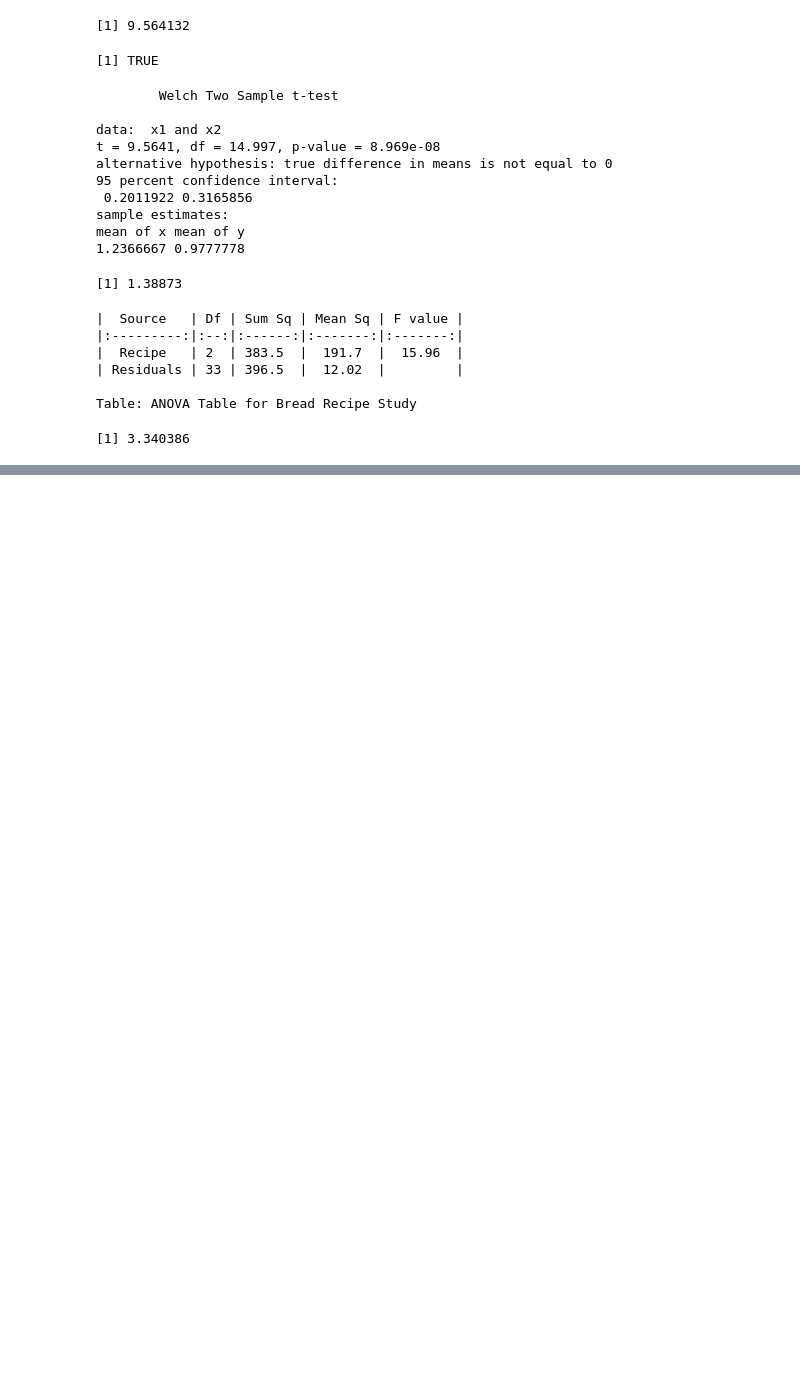
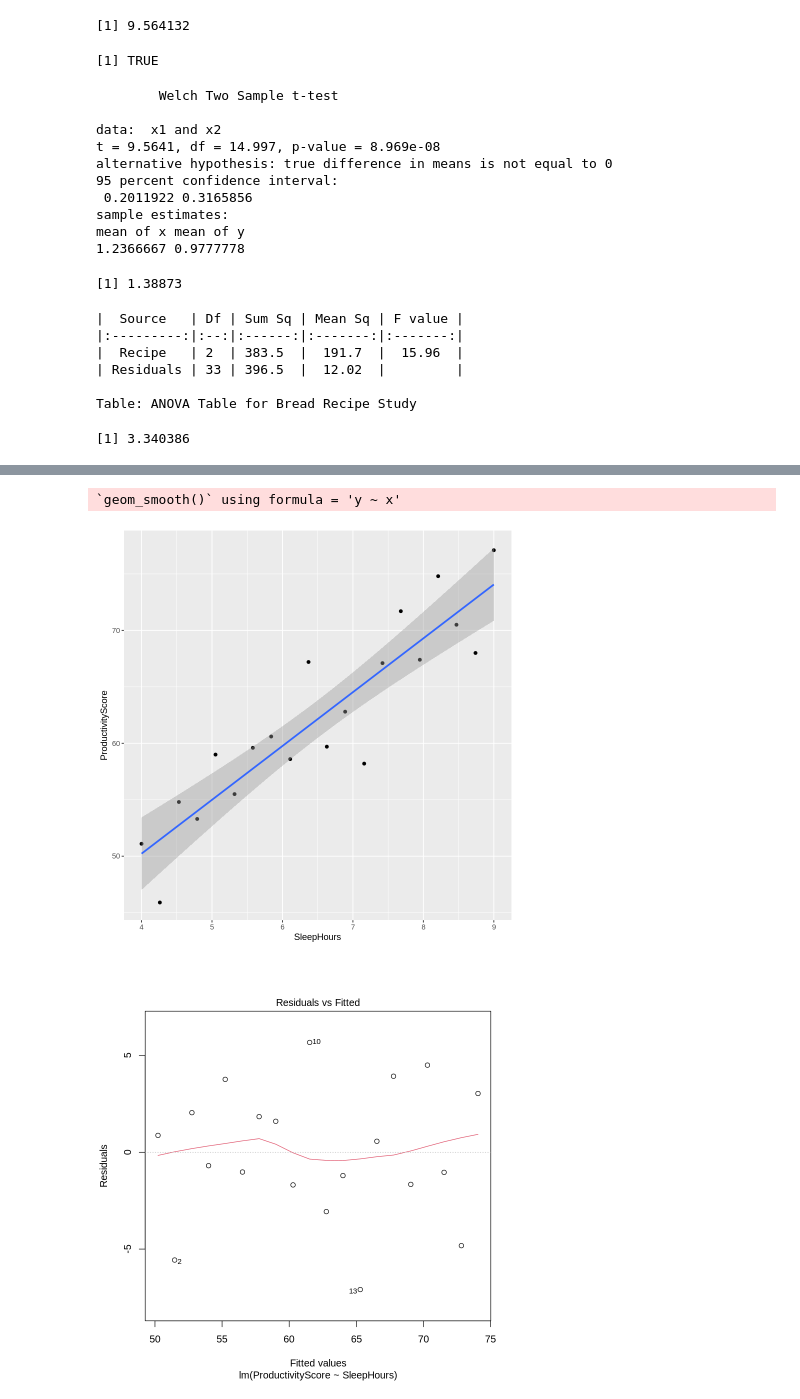
Before and after one commit to ashley0426/MXB107, a Jupyter notebook: PST2.ipynb, the cells around one changed output, grey strips where cells are left out. Drawn from its saved outputs; the diff is of its cells as text; code cells hidden in the pictures; blank space fills up the shorter version.

```diff
--- a/PST2.ipynb
+++ b/PST2.ipynb
@@ -177,3 +177,6 @@ print(f_critical)
 # %%
 SleepHours = c(4.0,4.26,4.53,4.79,5.05,5.32,5.58,5.84,6.11,6.37,6.63,6.89,7.16,7.42,7.68,7.95,8.21,8.47,8.74,9.0)
 ProductivityScore = c(51.1,45.9,54.8,53.3,59.0,55.5,59.6,60.6,58.6,67.2,59.7,62.8,58.2,67.1,71.7,67.4,74.8,70.5,68.0,77.1)
+model = lm(ProductivityScore ~ SleepHours)
+
+summary(model)
@@ -179,0 +210,15 @@ ProductivityScore = c(51.1,45.9,54.8,53.3,59.0,55.5,59.6,60.6,58.6,67.2,59.7,62.
+# %%
+data <- data.frame(SleepHours, ProductivityScore)
+
+
+# Plot data and fitted regression line
+ggplot(data, aes(x = SleepHours, y = ProductivityScore)) +
+  geom_point()+
+  geom_smooth(method = "lm")
+
+plot(model, which = 1) # Residuals vs Fitted
+plot(model, which = 2) # Normal Q-Q plot
+# %% [output]
+`geom_smooth()` using formula = 'y ~ x'
+[figure, added]
+[figure, added]
```
Also changed, not shown: parts of 3 cells of this notebook.
